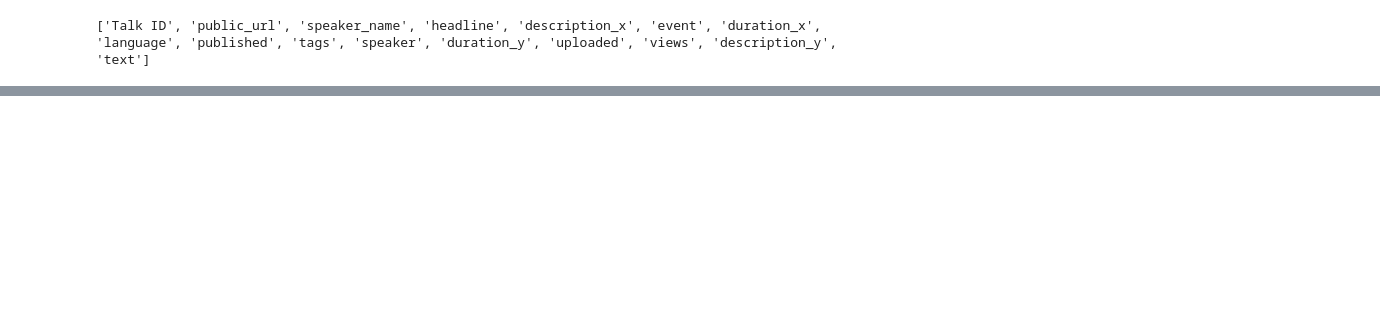
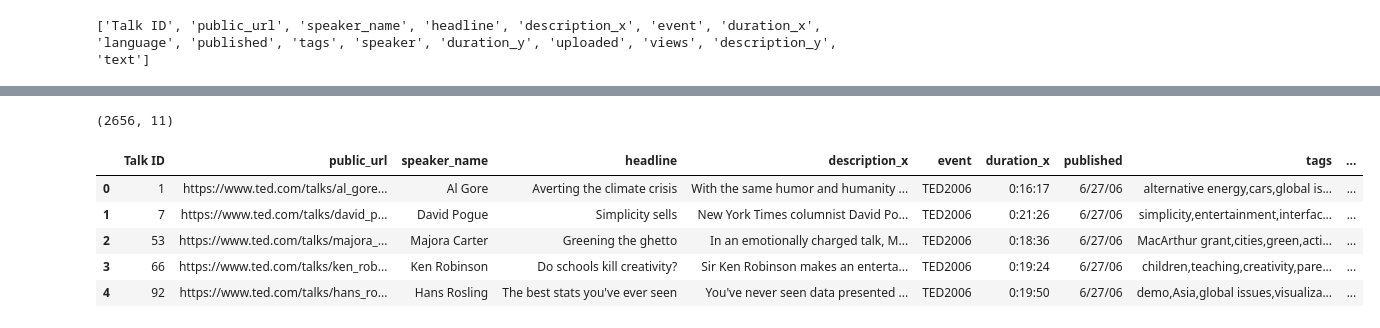
Before and after one commit to johnlaudun/tedmetadata, a Jupyter notebook: downloads/Td-04-deduping_the_csv.ipynb, the cells around one changed output, grey strips where cells are left out. Cells and saved outputs as stored; diff of their text form; code cells hidden in the pictures; blank space fills up the shorter version.

```diff
--- a/downloads/Td-04-deduping_the_csv.ipynb
+++ b/downloads/Td-04-deduping_the_csv.ipynb
@@ -59,0 +80,4 @@ Regexing got tricky. Here's what I tried:
+# %%
+df_en = df.loc[df['language'] == 'en']
+
+df_en.shape
@@ -111,0 +158,16 @@ for row in df:
+# %%
+drop_columns = ['speaker', 'duration_y', 'uploaded', 'description_y', 'language']
+df_drop = df_en.drop(drop_columns, axis=1)
+# %%
+df_drop.shape
+# %% [output]
+(2656, 11)
+# %%
+df_drop.head()
+# %% [output]
+|  | Talk ID | public_url | speaker_name | headline | description_x | event | duration_x | published | tags | ... |
+| 0 | 1 | https://www.ted.com/talks/al_gore... | Al Gore | Averting the climate crisis | With the same humor and humanity ... | TED2006 | 0:16:17 | 6/27/06 | alternative energy,cars,global is... | ... |
+| 1 | 7 | https://www.ted.com/talks/david_p... | David Pogue | Simplicity sells | New York Times columnist David Po... | TED2006 | 0:21:26 | 6/27/06 | simplicity,entertainment,interfac... | ... |
+| 2 | 53 | https://www.ted.com/talks/majora_... | Majora Carter | Greening the ghetto | In an emotionally charged talk, M... | TED2006 | 0:18:36 | 6/27/06 | MacArthur grant,cities,green,acti... | ... |
+| 3 | 66 | https://www.ted.com/talks/ken_rob... | Ken Robinson | Do schools kill creativity? | Sir Ken Robinson makes an enterta... | TED2006 | 0:19:24 | 6/27/06 | children,teaching,creativity,pare... | ... |
+| 4 | 92 | https://www.ted.com/talks/hans_ro... | Hans Rosling | The best stats you've ever seen | You've never seen data presented ... | TED2006 | 0:19:50 | 6/27/06 | demo,Asia,global issues,visualiza... | ... |
```
Also changed, not shown: parts of 30 cells of this notebook, 2 other files.
